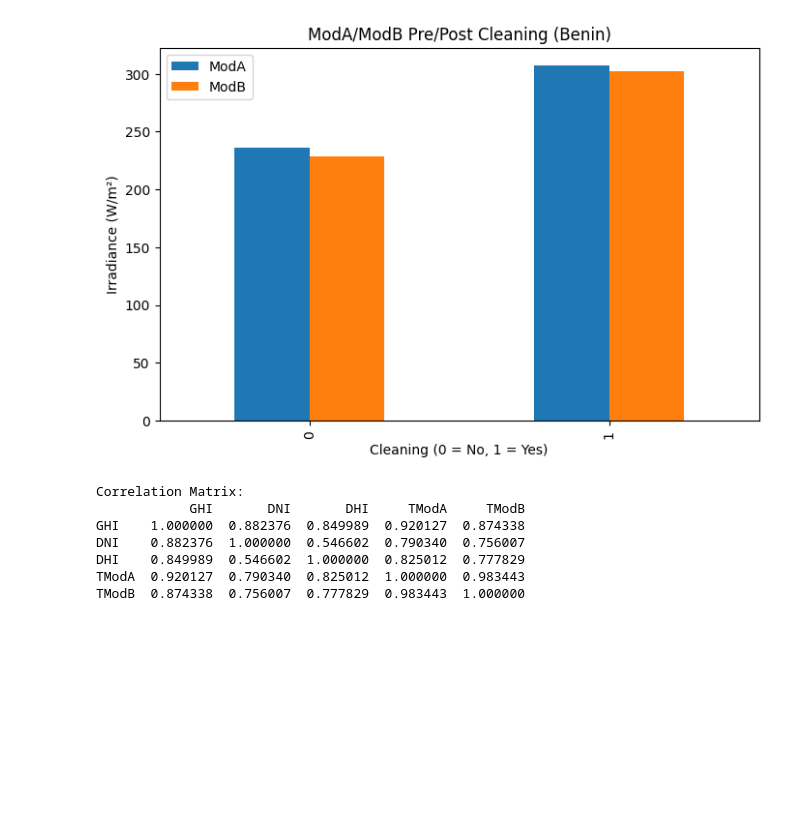
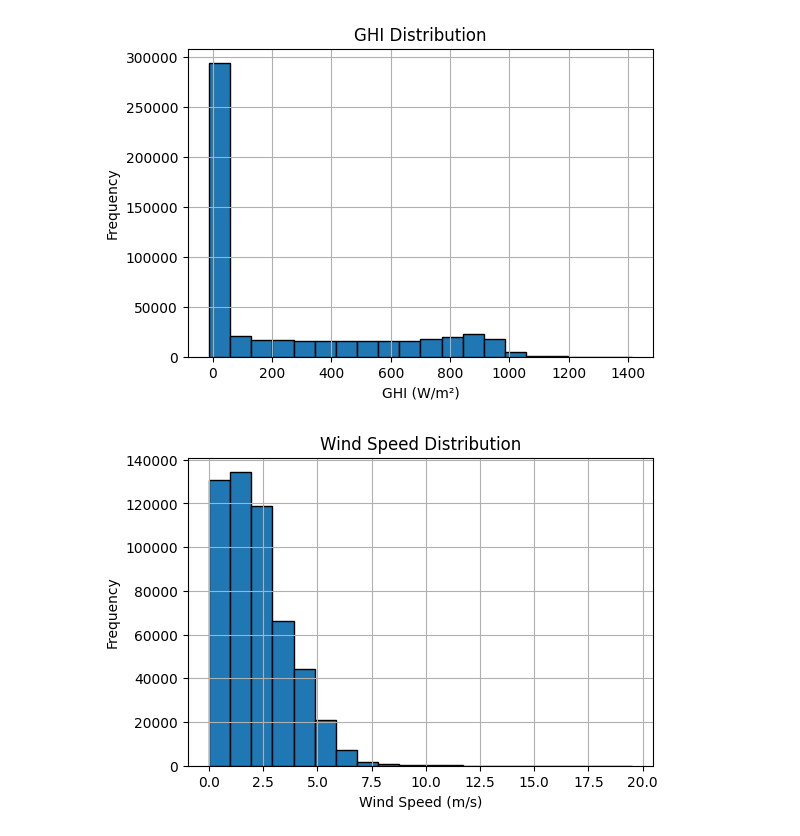
Before and after one commit to Lifeconr/solar-challenge-week1, a Jupyter notebook: notebooks/benin_eda.ipynb, the cells around one changed output. Drawn from its saved outputs; the diff is of its cells as text; code cells hidden in the pictures; blank space fills up the shorter version.

```diff
--- a/notebooks/benin_eda.ipynb
+++ b/notebooks/benin_eda.ipynb
@@ -4,5 +6,5 @@ import numpy as np
 # %%
+# Cell 2: Initialize the EDA Class
 data_path = r"C:\Users\Senayit\Documents\tenx\solar-challenge-week1\data\benin-malanville.csv"
-df = pd.read_csv(data_path)
-df['Timestamp'] = pd.to_datetime(df['Timestamp'])
+eda = SolarEDA(data_path)
 # %%
@@ -132,22 +161,6 @@ plt.show()
 # %%
-# Cell 8: Cleaning Impact
-cleaning_impact = df_clean.groupby('Cleaning')[['ModA', 'ModB']].mean()
-cleaning_impact.plot(kind='bar', figsize=(8, 5), title='ModA/ModB Pre/Post Cleaning (Benin)')
-plt.xlabel('Cleaning (0 = No, 1 = Yes)')
-plt.ylabel('Irradiance (W/m²)')
-plt.show()
+# Cell 11: Distribution Analysis
+eda.distribution_analysis()
 # %% [output]
-[figure, old version]
+[figure, new version]
+[figure, added]
-# %%
-# Cell 9: Correlation Matrix
-corr_cols = ['GHI', 'DNI', 'DHI', 'TModA', 'TModB']
-print("\nCorrelation Matrix:")
-print(df_clean[corr_cols].corr())
-# %% [output]
-Correlation Matrix:
-            GHI       DNI       DHI     TModA     TModB
-GHI    1.000000  0.882376  0.849989  0.920127  0.874338
-DNI    0.882376  1.000000  0.546602  0.790340  0.756007
-DHI    0.849989  0.546602  1.000000  0.825012  0.777829
-TModA  0.920127  0.790340  0.825012  1.000000  0.983443
-TModB  0.874338  0.756007  0.777829  0.983443  1.000000
```
Also changed, not shown: parts of 13 cells of this notebook, 2 other files.
